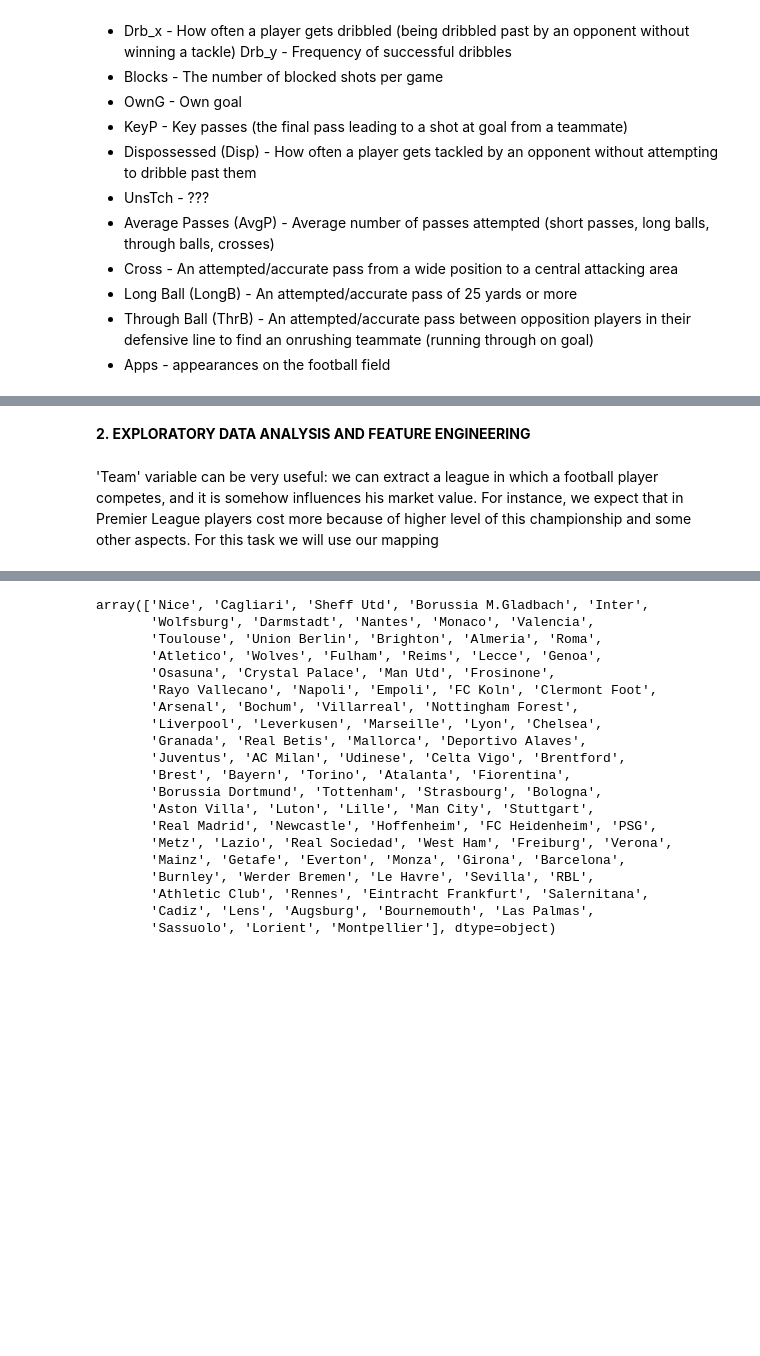
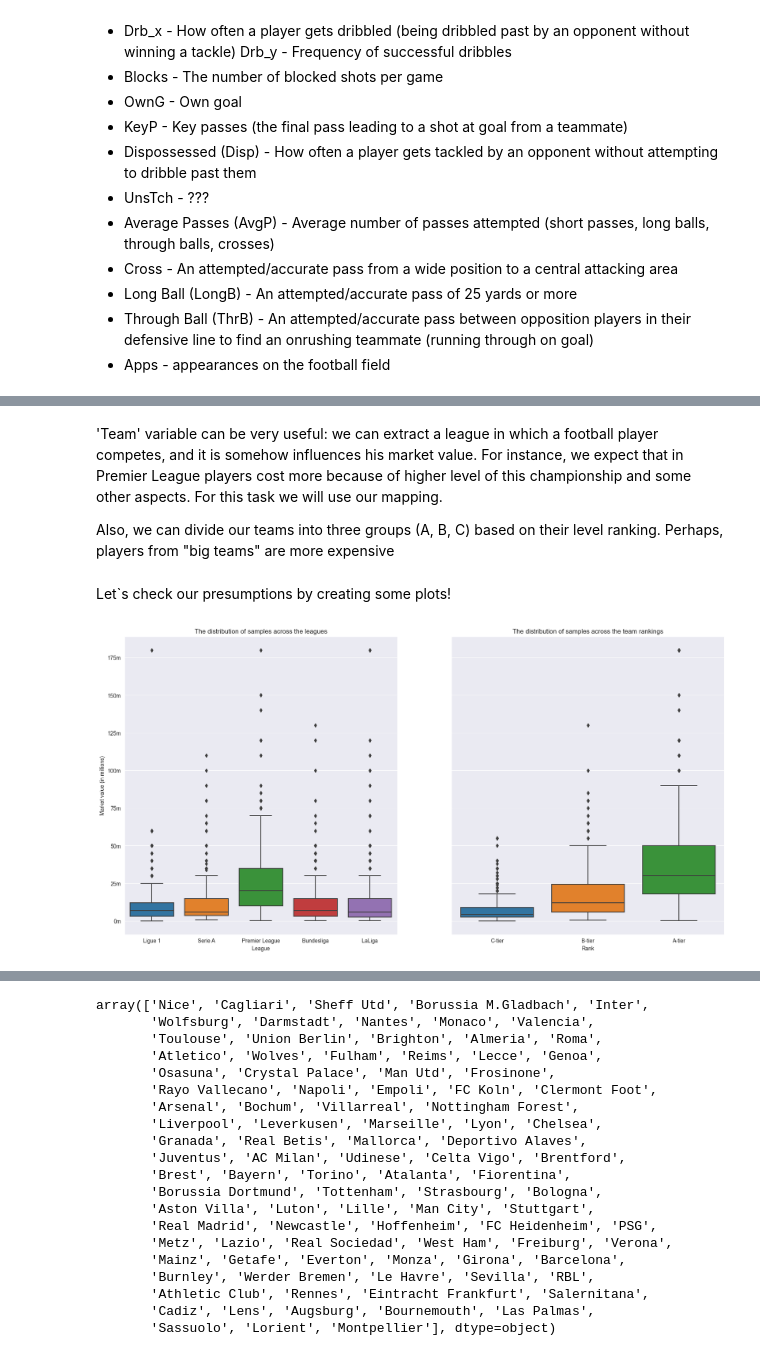
Before and after one commit to MorShow/players-market-value-prediction, a Jupyter notebook: project.ipynb, the cells around one changed output, grey strips where cells are left out. Saved outputs shown, nothing was run; the diff lists cells and outputs as text; code cells hidden in the pictures; blank space fills up the shorter version.

```diff
--- a/project.ipynb
+++ b/project.ipynb
@@ -199,6 +208,37 @@ Other variables have no missing values so we can continue in research and explor
-# %% [markdown]
-**2. EXPLORATORY DATA ANALYSIS AND FEATURE ENGINEERING**
 # %% [markdown]
-'Team' variable can be very useful: we can extract a league in which a football player competes, and it is somehow influences his market value. For instance, we expect that in Premier League players cost more because of higher level of this championship and some other aspects. For this task we will use our mapping
+'Team' variable can be very useful: we can extract a league in which a football player competes, and it is somehow influences his market value. For instance, we expect that in Premier League players cost more because of higher level of this championship and some other aspects. For this task we will use our mapping.
+
+Also, we can divide our teams into three groups (A, B, C) based on their level ranking. Perhaps, players from "big teams" are more expensive
 # %%
 all_data['League'] = all_data['Team'].map(FOOTBALL_LEAGUES_MAPPING)
+all_data['Team_rank'] = all_data['Team'].map(TEAMS_RANKING_MAPPING)
+# %% [markdown]
+Let`s check our presumptions by creating some plots!
+# %%
+order_rank = ['A-tier', 'B-tier', 'C-tier']
+# %%
+fig, ax = plt.subplots(1, 2, figsize=(20, 10), sharey=True)
+
+sns.boxplot(all_data,
+            x='League',
+            y='Value',
+            ax=ax[0])
+
+sns.boxplot(all_data,
+            x='Team_rank',
+            y='Value',
+            order=reversed(order_rank),
+            ax=ax[1])
+
+ax[0].set_title('The distribution of samples across the leagues')
+ax[0].set_yticks(ticks=[0, 0.25e8, 0.5e8, 0.75e8, 1e8, 1.25e8, 1.5e8, 1.75e8],
+                 labels=['0m', '25m', '50m', '75m', '100m', '125m', '150m', '175m'])
+ax[0].set_ylabel('Market value (in millions)')
+
+ax[1].set_title('The distribution of samples across the team rankings')
+ax[1].set_xlabel('Rank')
+ax[1].set_ylabel('')
+
+plt.show()
+# %% [output]
+[figure, added]
```
Also changed, not shown: parts of 33 cells of this notebook.
